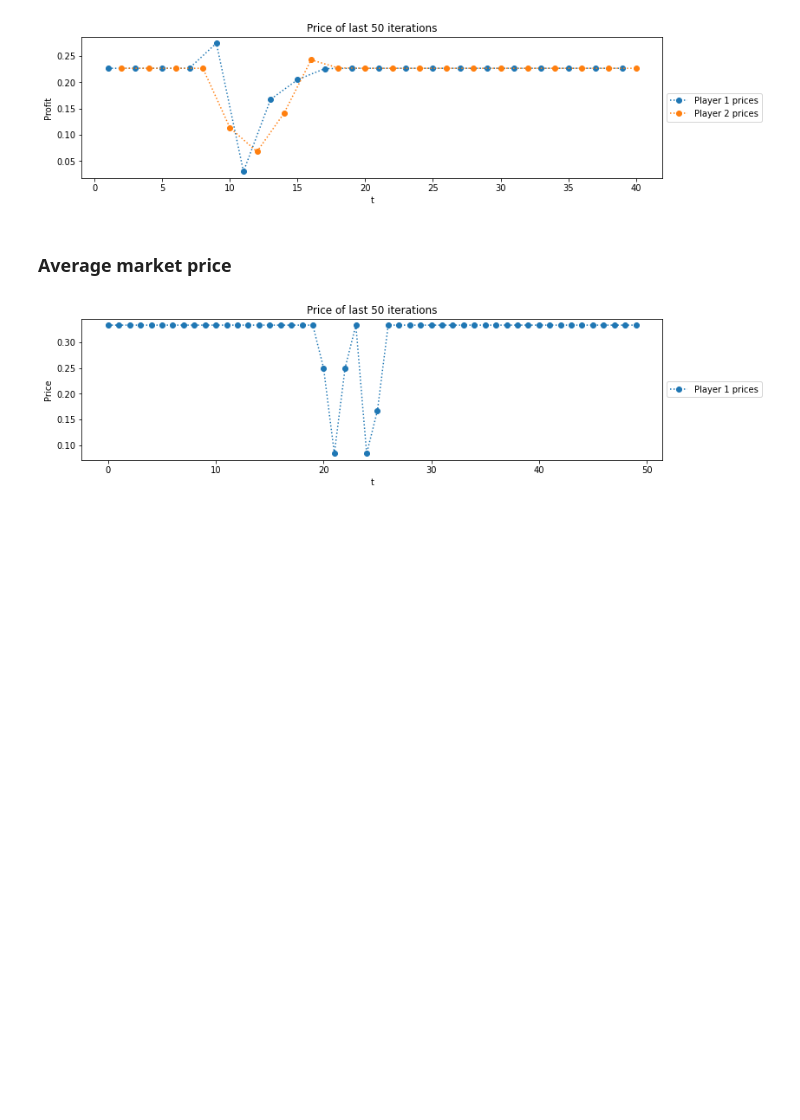
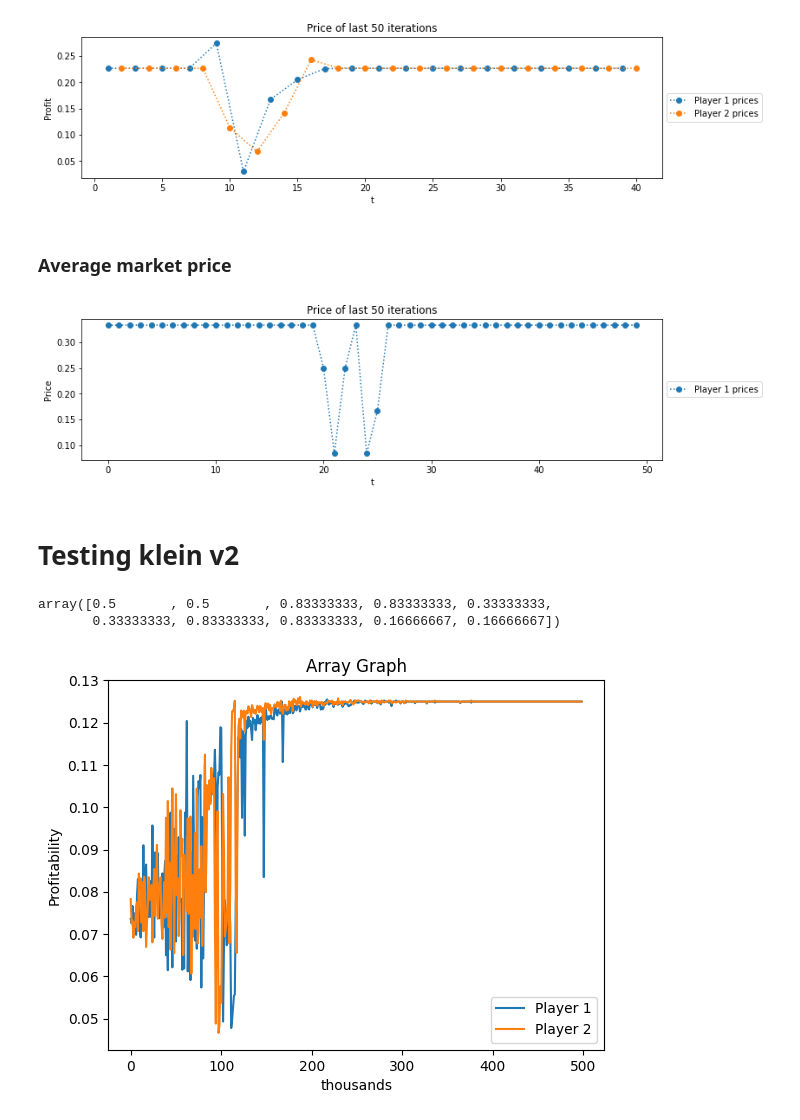
Before and after one commit to nicklasbusk/Bachelorprojekt, a Jupyter notebook: Code/final2.ipynb, the cells around one changed output. Drawn from its saved outputs; the diff is of its cells as text; code cells hidden in the pictures; blank space fills up the shorter version.

```diff
--- a/Code/final2.ipynb
+++ b/Code/final2.ipynb
@@ -159,3 +165,29 @@ plt.legend(['Player 1 prices', 'Player 2 prices'], bbox_to_anchor=(1,0.5), loc='
 plt.show()
 # %% [output]
 [figure]
+# %% [markdown]
+# Testing klein v2
+# %%
+@njit
+def Q_func(p_curr_idx, s_curr_idx, i, j, t, alpha, delta, p_table, Q_table, price_grid, s_next) -> float: # p_table contains p and s (opponent price)
+    """
+    args:
+        p_curr_idx: current price of player i
+        s_curr_idx: current state of player i
+        i: player 0
+        j: player 1
+        t: current period
+        alpha: step-size parameter
+        delta: discount factor
+        p_table: 2x500.000 array storing prices for player 0 and 1
+        Q_table: current Q_table for player i
+        price_grid: price_grid
+        s_next: next state for player i
+    returns:
+        updated value for Q_table
+    """
+    prev_est = Q_table[p_curr_idx, s_curr_idx]
+    s_next_index=np.where(price_grid == s_next)[0][0]
+    maxed_Q = max(Q_table[:, s_next_index])
+    new_est = profit(p_table[i, t], p_table[j, t-2]) + delta * profit(p_table[i, t], s_next) + delta**2 * maxed_Q
+    return (1 - alpha) * prev_est + alpha * new_est
@@ -161,0 +261,25 @@ plt.show()
+# %%
+k = np.linspace(0,1,7)
+a, b, c = Klein_simulation2(0.3, 0.95, 500000, k)
+# %%
+a[0,10:20]
+# %% [output]
+array([0.5       , 0.5       , 0.83333333, 0.83333333, 0.33333333,
+       0.33333333, 0.83333333, 0.83333333, 0.16666667, 0.16666667])
+# %%
+x_values = range(len(b))
+
+# Plot the array as a line graph
+plt.plot(x_values, b)
+plt.plot(x_values, c)
+
+# Add labels and title
+plt.xlabel('thousands')
+plt.ylabel('Profitability')
+plt.title('Array Graph')
+plt.legend(['Player 1', 'Player 2'])
+
+# Display the graph
+plt.show()
+# %% [output]
+[figure, added]
```
Also changed, not shown: parts of 9 cells of this notebook, 1 other file.
